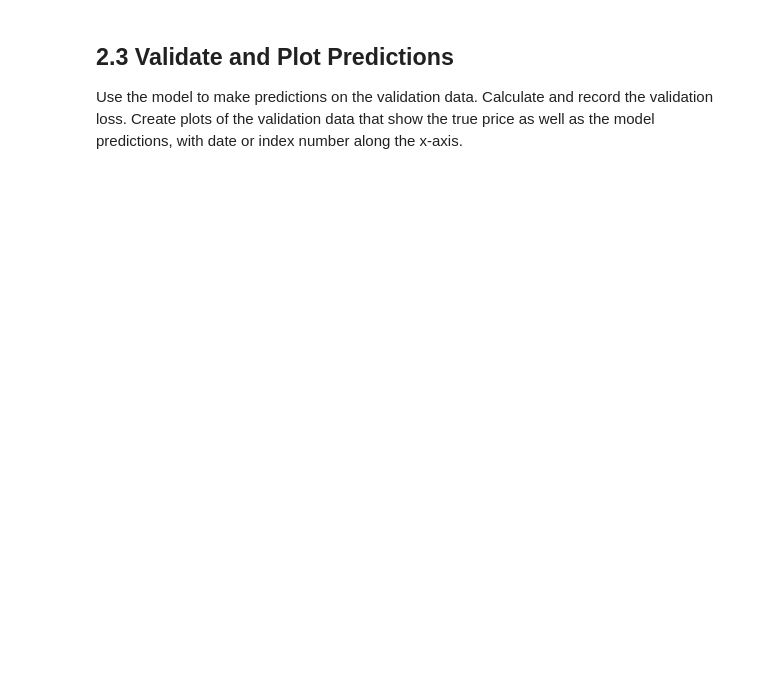
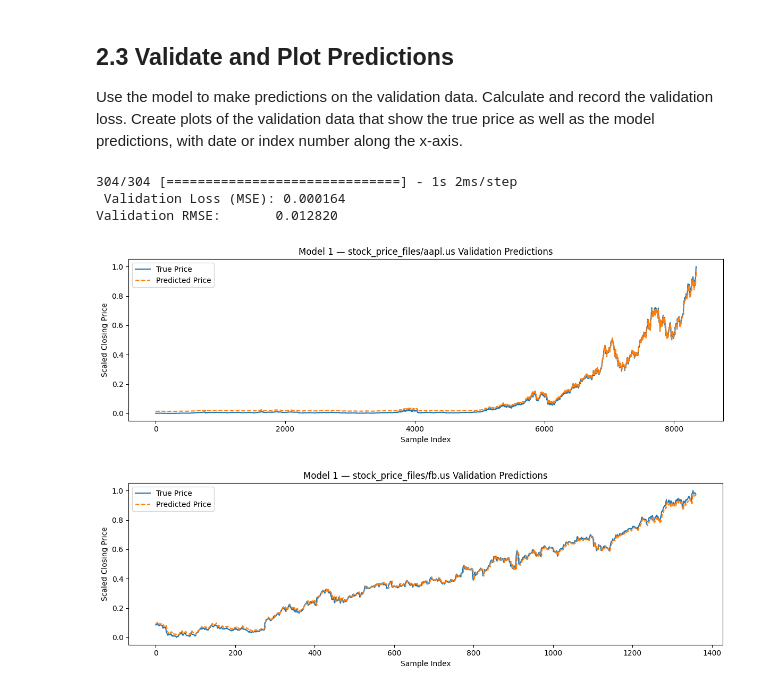
Before and after one commit to DanielMelo46/Neural_Networks_Assignment_1, a Jupyter notebook: assignment_5.ipynb, the cells around one changed output. Drawn from its saved outputs; the diff is of its cells as text; code cells hidden in the pictures; blank space fills up the shorter version.

```diff
--- a/assignment_5.ipynb
+++ b/assignment_5.ipynb
@@ -153,7 +153,7 @@ _________________________________________________________________
 Train the model on the training data without using a validation split. Calculate and record the training loss.
 # %%
 history_1 = model_1.fit(
-    X_1_train, y_1_train,
+    x_1_train, y_1_train,
     epochs=20,
     batch_size=32,
     verbose=1
@@ -192,39 +192,45 @@ y_pred_1 = model_1.predict(x_1_val)
 
 # Calculate validation loss
 val_loss_1 = mean_squared_error(y_1_val, y_pred_1)
-print(f"Model 1 — Validation Loss (MSE): {val_loss_1:.6f}")
-print(f"Model 1 — Validation RMSE:       {np.sqrt(val_loss_1):.6f}")
+print(f" Validation Loss (MSE): {val_loss_1:.6f}")
+print(f"Validation RMSE:       {np.sqrt(val_loss_1):.6f}")
 
 # Plot predictions vs true values per validation stock
 def plot_predictions(y_true, y_pred, val_files, lookback=LOOKBACK, horizon=2):
     """
     Plots true vs predicted prices for each validation stock separately.
     Uses index along x-axis since sequences are concatenated and dates are lost.
     """
     # Figure out how many samples came from each val file
     # so we can split the concatenated arrays back apart for plotting
     split_sizes = []
     for fname in val_files:
-        df = pd.read_csv(DATA_DIR + fname, parse_dates=['Date'])
+        df = pd.read_csv(fname, parse_dates=['Date'])
         n = len(df) - lookback - horizon + 1
         split_sizes.append(n)
 
     splits_X = np.split(y_true, np.cumsum(split_sizes[:-1]))
     splits_y = np.split(y_pred, np.cumsum(split_sizes[:-1]))
 
     for i, fname in enumerate(val_files):
         ticker = fname.replace('.txt', '')
         true_vals = splits_X[i].flatten()
         pred_vals = splits_y[i].flatten()
 
         plt.figure(figsize=(12, 4))
         plt.plot(true_vals, label='True Price', linewidth=1.5)
         plt.plot(pred_vals, label='Predicted Price', linewidth=1.5, linestyle='--')
         plt.title(f'Model 1 — {ticker} Validation Predictions')
         plt.xlabel('Sample Index')
         plt.ylabel('Scaled Closing Price')
         plt.legend()
         plt.tight_layout()
         plt.show()
 
 plot_predictions(y_1_val, y_pred_1, val_files)
+# %% [output]
+304/304 [==============================] - 1s 2ms/step
+ Validation Loss (MSE): 0.000164
+Validation RMSE:       0.012820
+[figure, added]
+[figure, added]
```
Also changed, not shown: parts of 4 cells of this notebook.
